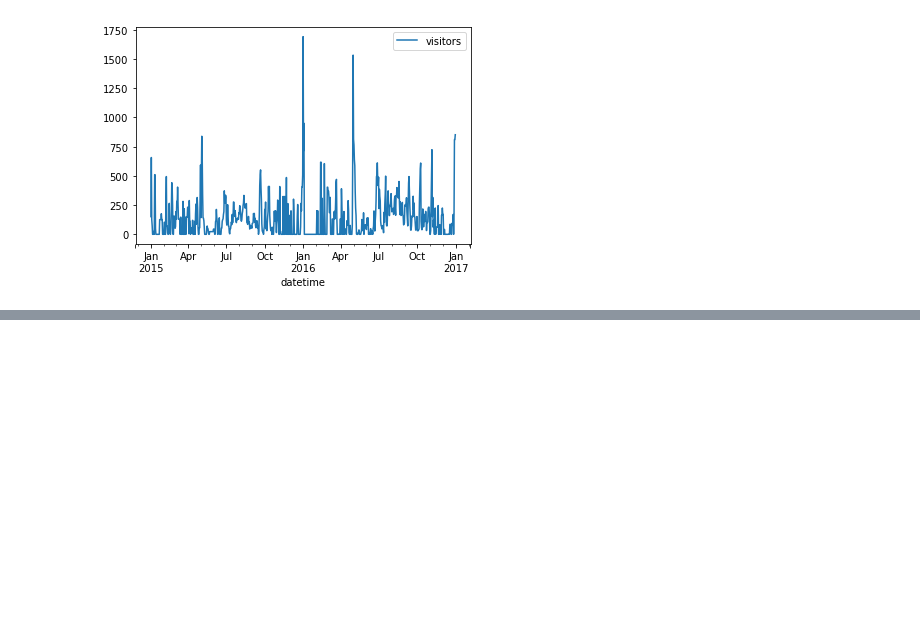
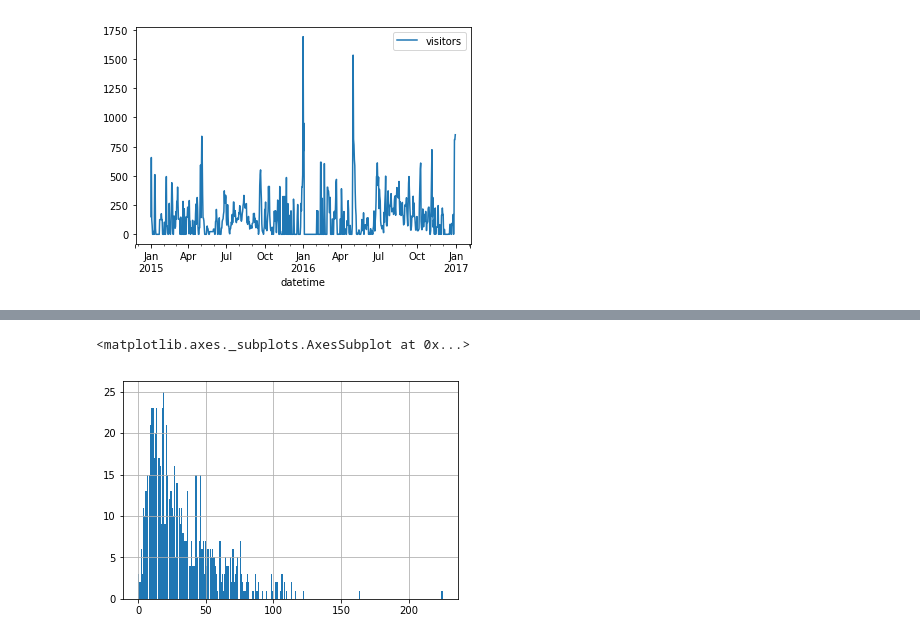
Before and after one commit to Hesene/National-Parks, a Jupyter notebook: src/EDA.ipynb, the cells around one changed output, grey strips where cells are left out. Drawn from its saved outputs; the diff is of its cells as text; code cells hidden in the pictures; blank space fills up the shorter version.

```diff
--- a/src/EDA.ipynb
+++ b/src/EDA.ipynb
@@ -313,0 +379,2 @@ for park in parks:
+# %%
+nightley.loc[:,'datetime'] = pd.to_datetime(nightley['datetime'])
@@ -313,0 +432,5 @@ for park in parks:
+# %%
+nightley.Japan_count.hist(bins=255)
+# %% [output]
+<matplotlib.axes._subplots.AxesSubplot at 0x...>
+[figure, added]
```
Also changed, not shown: parts of 10 cells of this notebook, 5 other files.
